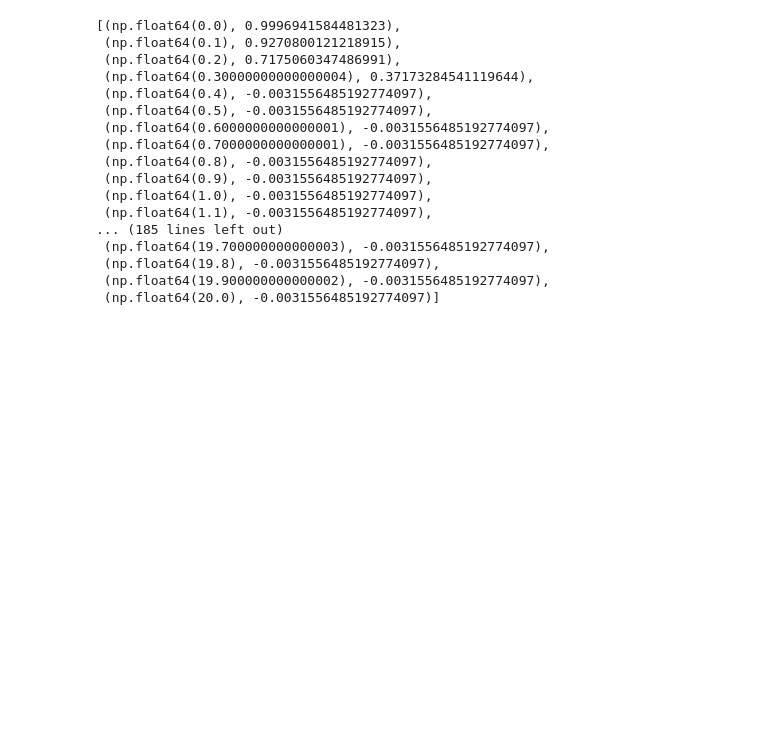
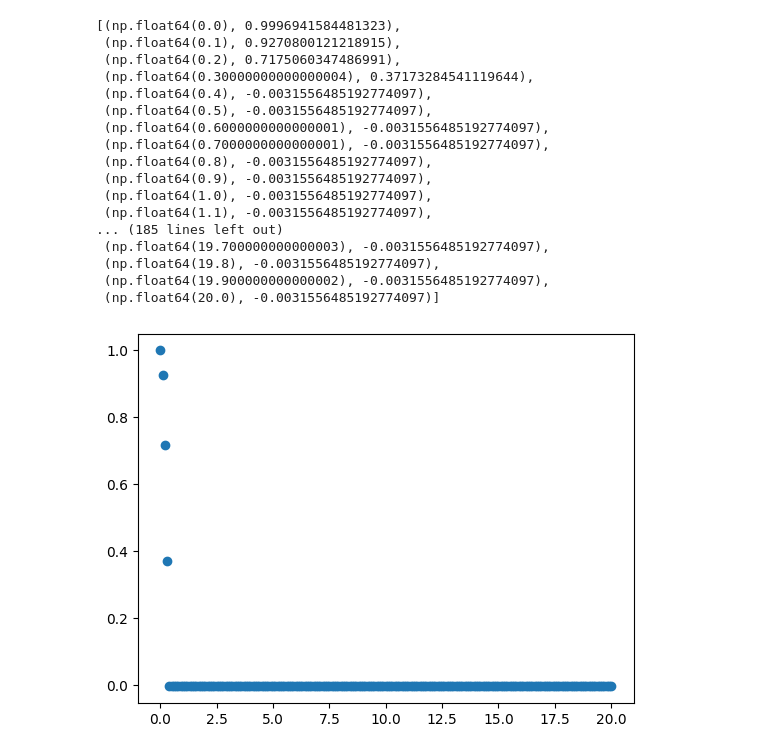
Before and after one commit to LuisCamachoRivero/regresion_lineal_regularizada, a Jupyter notebook: src/explore.ipynb, the cells around one changed output. Saved outputs shown, nothing was run; the diff lists cells and outputs as text; code cells hidden in the pictures; blank space fills up the shorter version.

```diff
--- a/src/explore.ipynb
+++ b/src/explore.ipynb
@@ -173,3 +173,10 @@ r2_lista
  (np.float64(19.8), -0.0031556485192774097),
  (np.float64(19.900000000000002), -0.0031556485192774097),
  (np.float64(20.0), -0.0031556485192774097)]
+# %%
+import matplotlib.pyplot as plt
+
+plt.scatter(*zip(*r2_lista))
+plt.show()
+# %% [output]
+[figure, added]
```
Also changed, not shown: parts of 2 cells of this notebook.
